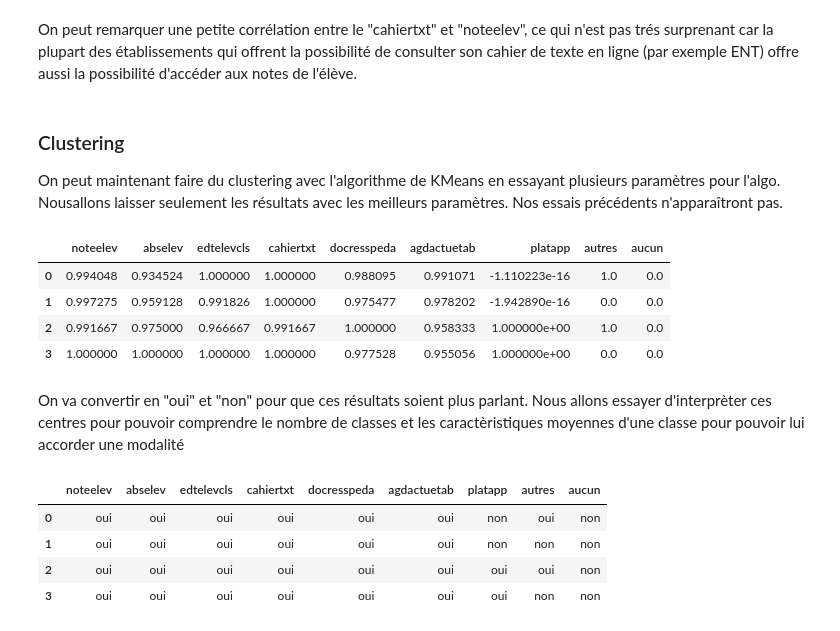
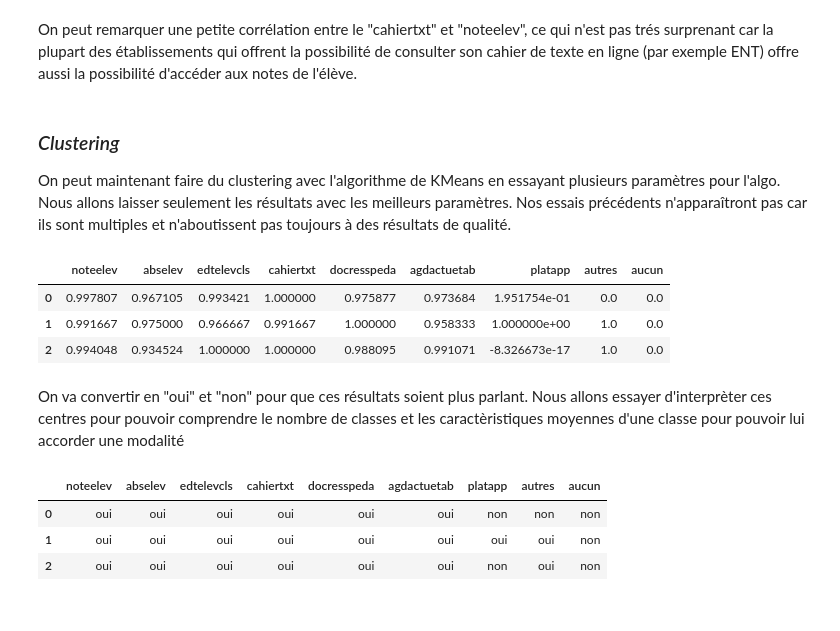
Before and after one commit to Salim-belkhir/Projet-data-science, a Jupyter notebook: etude_etic_2/etic_2-services-num.ipynb, the cells around one changed output. Drawn from its saved outputs; the diff is of its cells as text; code cells hidden in the pictures.

Commit message:
Some advancements about score ETIC

```diff
--- a/etude_etic_2/etic_2-services-num.ipynb
+++ b/etude_etic_2/etic_2-services-num.ipynb
@@ -167,29 +167,28 @@ fig.show()
 # %% [markdown]
 On peut remarquer une petite corrélation entre le "cahiertxt" et "noteelev", ce qui n'est pas trés surprenant car la plupart des établissements qui offrent la possibilité de consulter son cahier de texte en ligne (par exemple ENT) offre aussi la possibilité d'accéder aux notes de l'élève.
 # %% [markdown]
-### Clustering
+### *Clustering*
 
-On peut maintenant faire du clustering avec l'algorithme de KMeans en essayant plusieurs paramètres pour l'algo. Nousallons laisser seulement les résultats avec les meilleurs paramètres. Nos essais précédents n'apparaîtront pas.
+On peut maintenant faire du clustering avec l'algorithme de KMeans en essayant plusieurs paramètres pour l'algo. Nous allons laisser seulement les résultats avec les meilleurs paramètres. Nos essais précédents n'apparaîtront pas car ils sont multiples et n'aboutissent pas toujours à des résultats de qualité.
 # %%
 km_services = KMeans(
-    n_clusters=4,
-    random_state=0,
+    n_clusters=3,
+    random_state=42,
     n_init=20,
     max_iter=3600,
     init='k-means++'
 )
 
 y_km_services = km_services.fit_predict(df_services)
 
 resultat = pd.DataFrame(km_services.cluster_centers_, columns=km_services.feature_names_in_)
 
 resultat
 # %% [output]
 |  | noteelev | abselev | edtelevcls | cahiertxt | docresspeda | agdactuetab | platapp | autres | aucun |
-| 0 | 0.994048 | 0.934524 | 1.000000 | 1.000000 | 0.988095 | 0.991071 | -1.110223e-16 | 1.0 | 0.0 |
-| 1 | 0.997275 | 0.959128 | 0.991826 | 1.000000 | 0.975477 | 0.978202 | -1.942890e-16 | 0.0 | 0.0 |
-| 2 | 0.991667 | 0.975000 | 0.966667 | 0.991667 | 1.000000 | 0.958333 | 1.000000e+00 | 1.0 | 0.0 |
-| 3 | 1.000000 | 1.000000 | 1.000000 | 1.000000 | 0.977528 | 0.955056 | 1.000000e+00 | 0.0 | 0.0 |
+| 0 | 0.997807 | 0.967105 | 0.993421 | 1.000000 | 0.975877 | 0.973684 | 1.951754e-01 | 0.0 | 0.0 |
+| 1 | 0.991667 | 0.975000 | 0.966667 | 0.991667 | 1.000000 | 0.958333 | 1.000000e+00 | 1.0 | 0.0 |
+| 2 | 0.994048 | 0.934524 | 1.000000 | 1.000000 | 0.988095 | 0.991071 | -8.326673e-17 | 1.0 | 0.0 |
 # %% [markdown]
 On va convertir en "oui" et "non" pour que ces résultats soient plus parlant. Nous allons essayer d'interprèter ces centres pour pouvoir comprendre le nombre de classes et les caractèristiques moyennes d'une classe pour pouvoir lui accorder une modalité
 # %%
@@ -209,7 +208,6 @@ for column in resultat.columns:
 resultat
 # %% [output]
 |  | noteelev | abselev | edtelevcls | cahiertxt | docresspeda | agdactuetab | platapp | autres | aucun |
-| 0 | oui | oui | oui | oui | oui | oui | non | oui | non |
-| 1 | oui | oui | oui | oui | oui | oui | non | non | non |
-| 2 | oui | oui | oui | oui | oui | oui | oui | oui | non |
-| 3 | oui | oui | oui | oui | oui | oui | oui | non | non |
+| 0 | oui | oui | oui | oui | oui | oui | non | non | non |
+| 1 | oui | oui | oui | oui | oui | oui | oui | oui | non |
+| 2 | oui | oui | oui | oui | oui | oui | non | oui | non |
```
Also changed, not shown: parts of 13 cells of this notebook, 14 other files.
